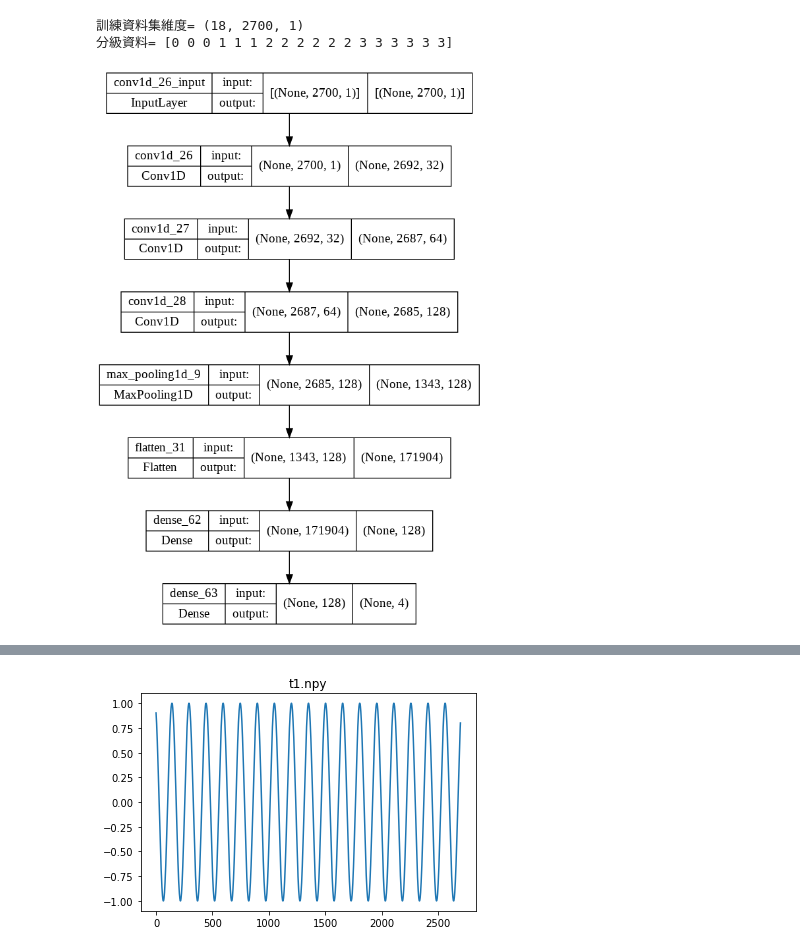
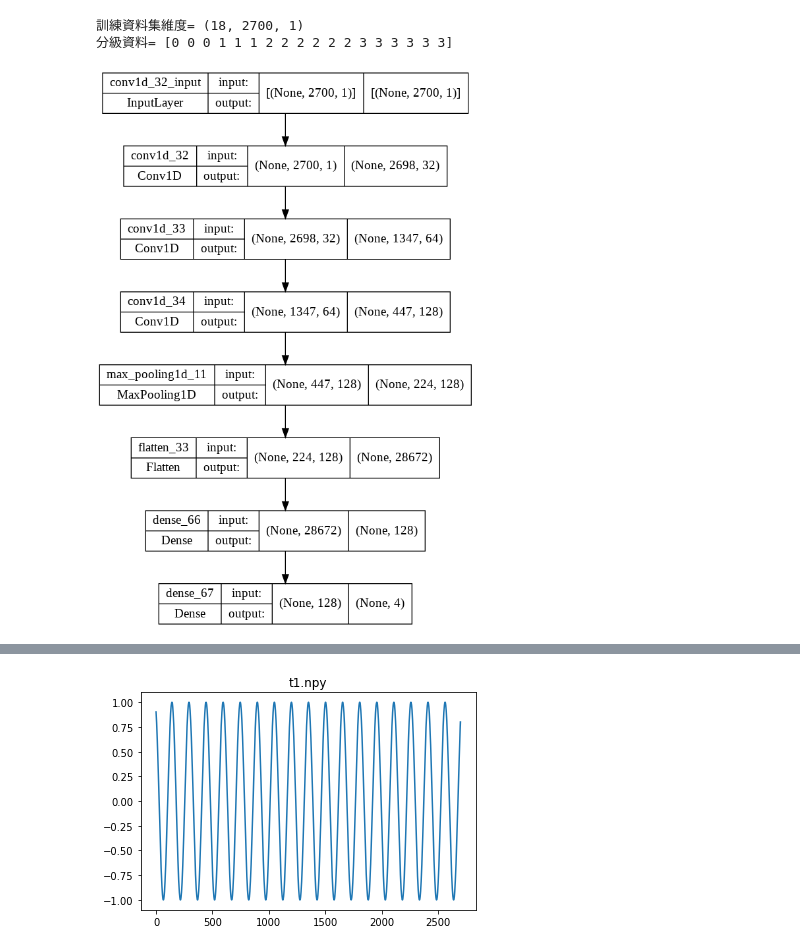
Before and after one commit to Chen-Wi-Ki/Colab-DogCat-CNN, a Jupyter notebook: Sin_Test_for_CNN_N_Value_Verify6.ipynb, the cells around one changed output, grey strips where cells are left out. Saved outputs shown, nothing was run; the diff lists cells and outputs as text; code cells hidden in the pictures.

```diff
--- a/Sin_Test_for_CNN_N_Value_Verify6.ipynb
+++ b/Sin_Test_for_CNN_N_Value_Verify6.ipynb
@@ -829,23 +829,23 @@ print('分級資料=',y)
 # %%
 from tensorflow import keras
 from tensorflow.keras import layers
 
 CNN=keras.Sequential(name='SinWaveCNN')
-CNN.add(layers.Conv1D(32,9,activation='relu',input_shape=(2700,1)))#第一層需有input_shape
-CNN.add(layers.Conv1D(64,6,activation='relu'))
-CNN.add(layers.Conv1D(128,3,activation='relu'))
+CNN.add(layers.Conv1D(32,3,1,activation='relu',input_shape=(2700,1)))#第一層需有input_shape
+CNN.add(layers.Conv1D(64,6,2,activation='relu'))
+CNN.add(layers.Conv1D(128,9,3,activation='relu'))
 CNN.add(layers.MaxPooling1D(pool_size=2,strides=2, padding='same'))
 CNN.add(layers.Flatten())
 
 CNN.add(layers.Dense(128,activation='relu'))
 #CNN.add(layers.Dropout(0.5))
 #CNN.add(layers.Dense(4,activation='softmax'))#0~3(4 layer)
 
 CNN.add(layers.Dense(4, activation='sigmoid'))
 
 keras.utils.plot_model(CNN,show_shapes=True)
 # %% [output]
-[figure, old version]
+[figure, new version]
 # %%
 CNN.compile(optimizer='Adam',
       loss=keras.losses.sparse_categorical_crossentropy,
```
Also changed, not shown: parts of 2 cells of this notebook.
